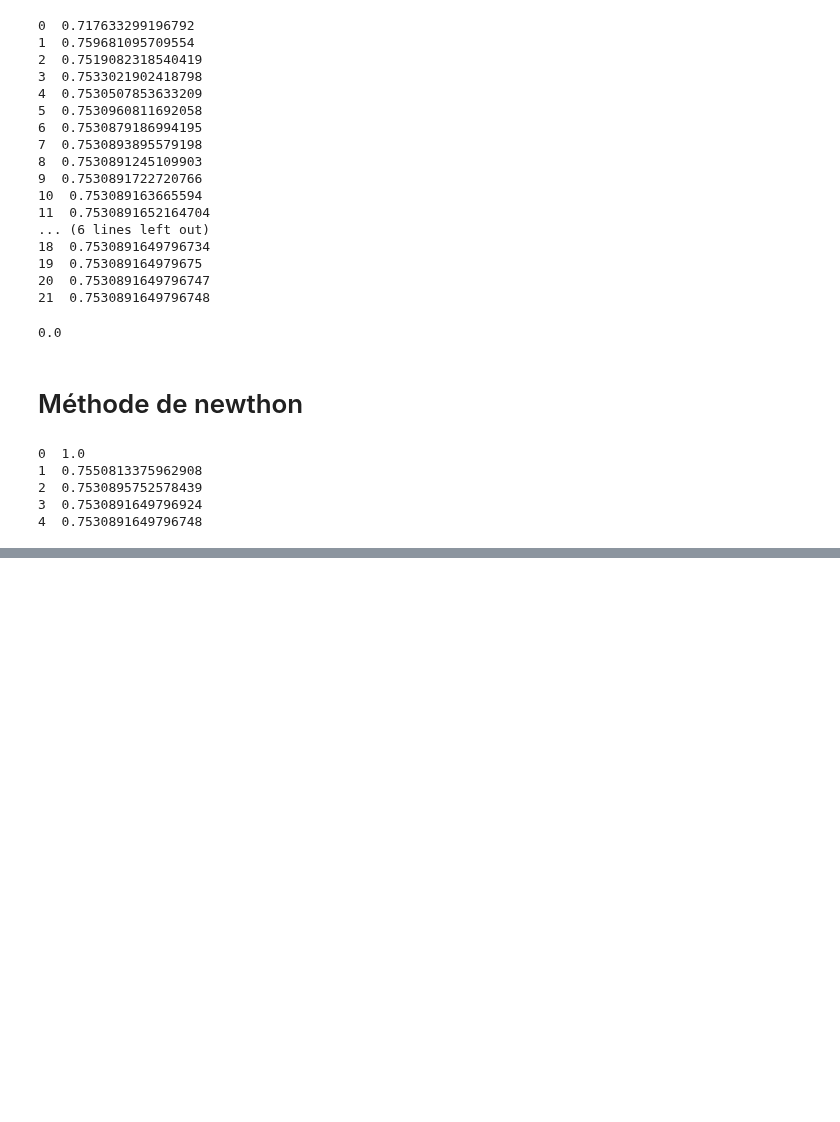
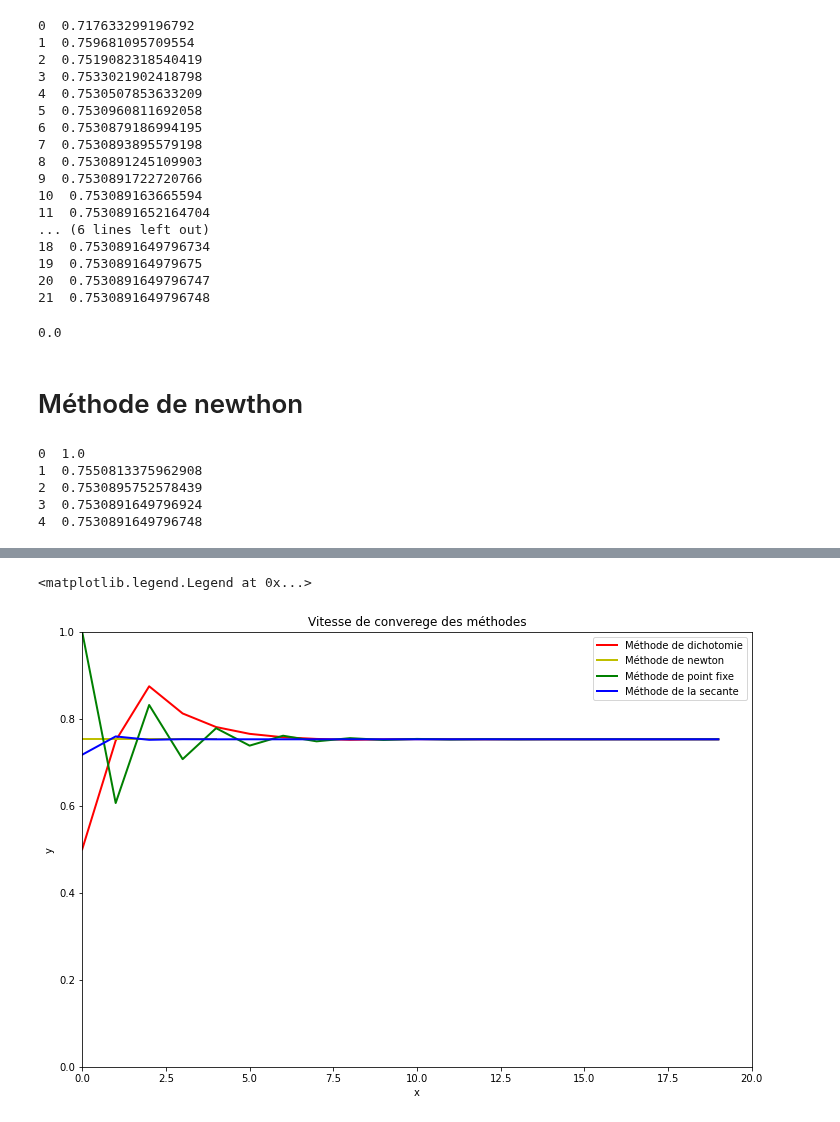
Before and after one commit to Elhadiq/NonLinearEquationSolverAndAnimator, a Jupyter notebook: Notebooks/Résolution des equations non linéaires.ipynb, the cells around one changed output, grey strips where cells are left out. Drawn from its saved outputs; the diff is of its cells as text; code cells hidden in the pictures; blank space fills up the shorter version.

```diff
--- a/Notebooks/Résolution des equations non linéaires.ipynb
+++ b/Notebooks/Résolution des equations non linéaires.ipynb
@@ -211,0 +228,25 @@ except:
+# %%
+# create a figure and axes
+fig = plt.figure(figsize=(12,8))
+ax1 = plt.subplot(1,1,1)
+# set up the subplots as needed
+ax1.set_xlim(( 0, 20))
+ax1.set_ylim((0, 1))
+ax1.set_xlabel('x')
+ax1.set_ylabel('y')
+#fixed
+line1, = ax1.plot(range(min(20,len(x_dicho))),x_dicho[:20],'r', lw=2)
+line2, = ax1.plot(range(len(x_ntn)),x_ntn[:20], 'y', lw=2)
+line3, = ax1.plot(range(min(20,len(x_ptf))),x_ptf[:20],'g', lw=2)
+line4, = ax1.plot(range(min(20,len(x_sec))),x_sec[:20],'b', lw=2)
+
+lignes,=ax1.plot([],[],'')
+pt1, = ax1.plot([],[], 'ro', ms=10)
+# create objects that will change in the animation. These are
+# initially empty, and will be given new values for each frame
+# in the animation.
+txt_title = ax1.set_title('Vitesse de converege des méthodes')
+ax1.legend(['Méthode de dichotomie','Méthode de newton','Méthode de point fixe','Méthode de la secante'])
+# %% [output]
+<matplotlib.legend.Legend at 0x...>
+[figure, added]
```
Also changed, not shown: parts of 7 cells of this notebook, 7 other files.
